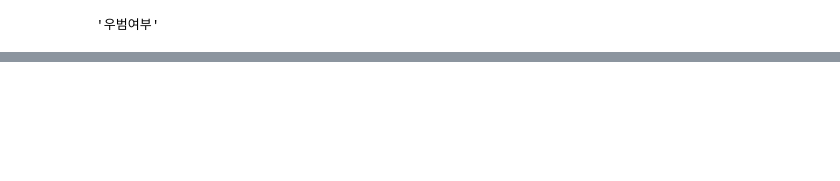
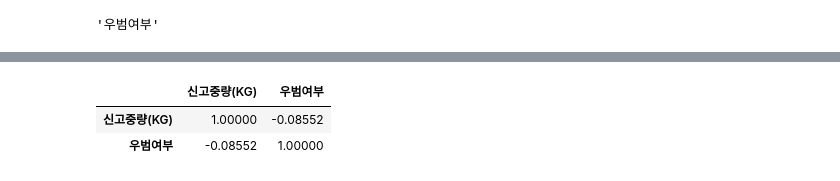
Before and after one commit to ahnsun98/WeHave5min, a Jupyter notebook: kijun/Untitled.ipynb, the cells around one changed output, grey strips where cells are left out. Saved outputs shown, nothing was run; the diff lists cells and outputs as text; code cells hidden in the pictures; blank space fills up the shorter version.

```diff
--- a/kijun/Untitled.ipynb
+++ b/kijun/Untitled.ipynb
@@ -157,0 +158,16 @@ max_wgt : 24.613459
+# %%
+df = pd.read_csv('../data/train.csv', encoding = 'utf-8')
+
+is_wgt_over = df['신고중량(KG)'] > df['신고중량(KG)'].mean()
+is_wgt_less = df['신고중량(KG)'] <= df['신고중량(KG)'].mean()
+
+df1 = df[is_wgt_over]
+df2 = df[is_wgt_less]
+
+corrdf1 = df1[['신고중량(KG)','우범여부']].corr()
+corrdf2 = df2[['신고중량(KG)','우범여부']].corr()
+corrdf2
+# %% [output]
+|  | 신고중량(KG) | 우범여부 |
+| 신고중량(KG) | 1.00000 | -0.08552 |
+| 우범여부 | -0.08552 | 1.00000 |
```
Also changed, not shown: parts of 19 cells of this notebook, 3 other files.
